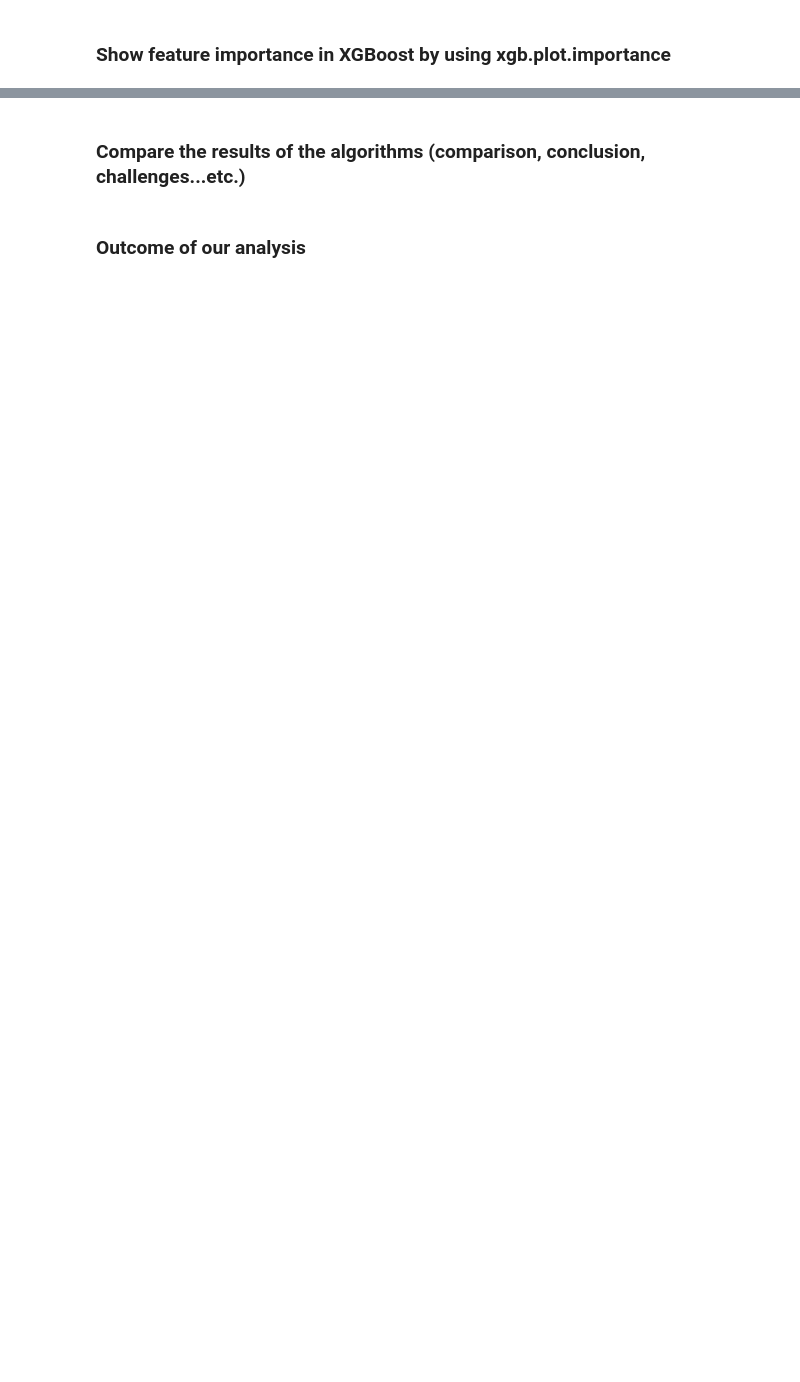
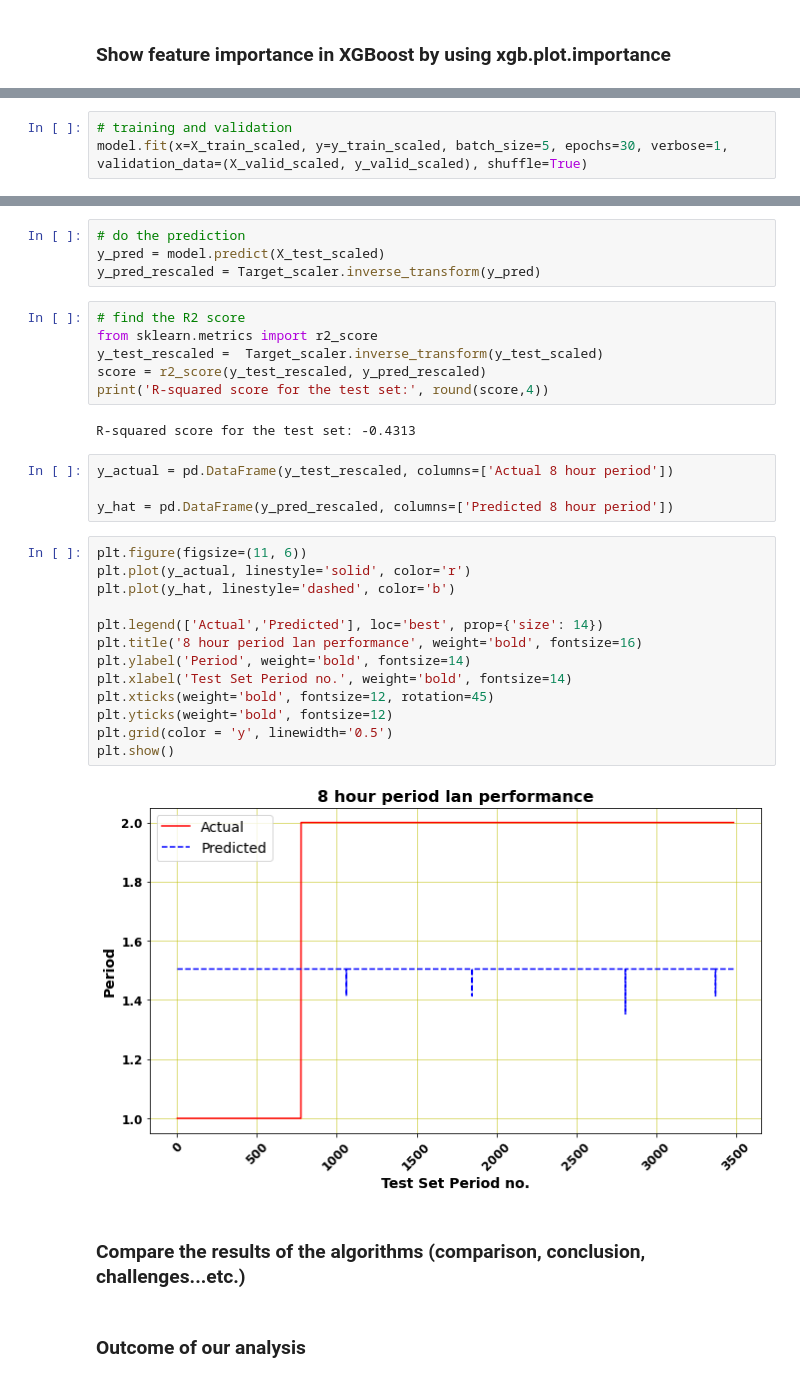
Before and after one commit to ViphuKN/INST414-Final-Project, a Jupyter notebook: final_project_eth-remote.ipynb, the cells around one changed output, grey strips where cells are left out. Saved outputs shown, nothing was run; the diff lists cells and outputs as text; blank space fills up the shorter version.

```diff
--- a/final_project_eth-remote.ipynb
+++ b/final_project_eth-remote.ipynb
@@ -363,0 +466,3 @@ accuracy: 0.071618
+# %%
+# training and validation
+model.fit(x=X_train_scaled, y=y_train_scaled, batch_size=5, epochs=30, verbose=1, validation_data=(X_valid_scaled, y_valid_scaled), shuffle=True)
@@ -364,3 +488,34 @@ accuracy: 0.071618
+# %%
+# do the prediction
+y_pred = model.predict(X_test_scaled)
+y_pred_rescaled = Target_scaler.inverse_transform(y_pred)
+# %%
+# find the R2 score
+from sklearn.metrics import r2_score
+y_test_rescaled =  Target_scaler.inverse_transform(y_test_scaled)
+score = r2_score(y_test_rescaled, y_pred_rescaled)
+print('R-squared score for the test set:', round(score,4))
+# %% [output]
+R-squared score for the test set: -0.4313
+# %%
+y_actual = pd.DataFrame(y_test_rescaled, columns=['Actual 8 hour period'])
+
+y_hat = pd.DataFrame(y_pred_rescaled, columns=['Predicted 8 hour period'])
+# %%
+plt.figure(figsize=(11, 6))
+plt.plot(y_actual, linestyle='solid', color='r')
+plt.plot(y_hat, linestyle='dashed', color='b')
+
+plt.legend(['Actual','Predicted'], loc='best', prop={'size': 14})
+plt.title('8 hour period lan performance', weight='bold', fontsize=16)
+plt.ylabel('Period', weight='bold', fontsize=14)
+plt.xlabel('Test Set Period no.', weight='bold', fontsize=14)
+plt.xticks(weight='bold', fontsize=12, rotation=45)
+plt.yticks(weight='bold', fontsize=12)
+plt.grid(color = 'y', linewidth='0.5')
+plt.show()
+# %% [output]
+[figure, added]
 # %% [markdown]
 ### Compare the results of the algorithms (comparison, conclusion, challenges...etc.)
 # %% [markdown]
```
Also changed, not shown: parts of 20 cells of this notebook.
